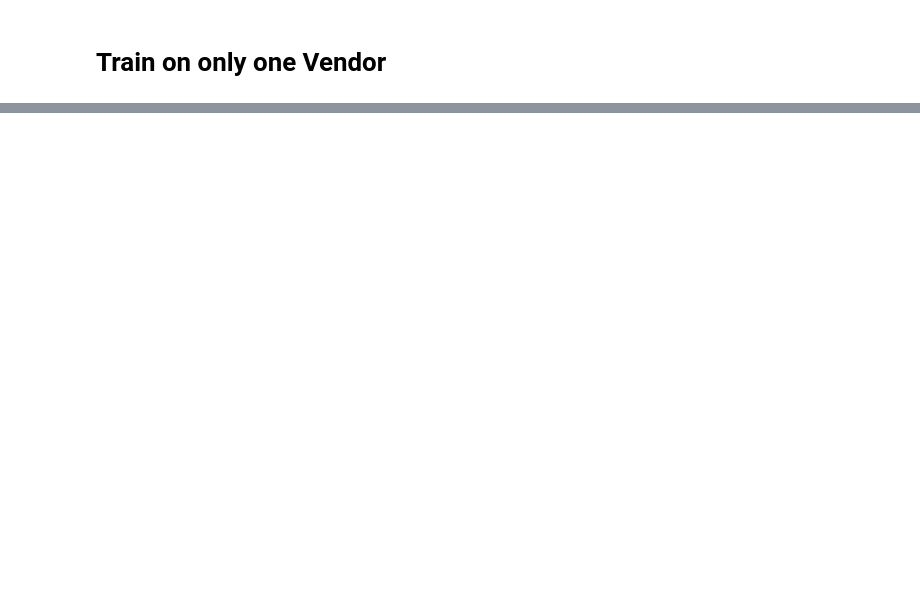
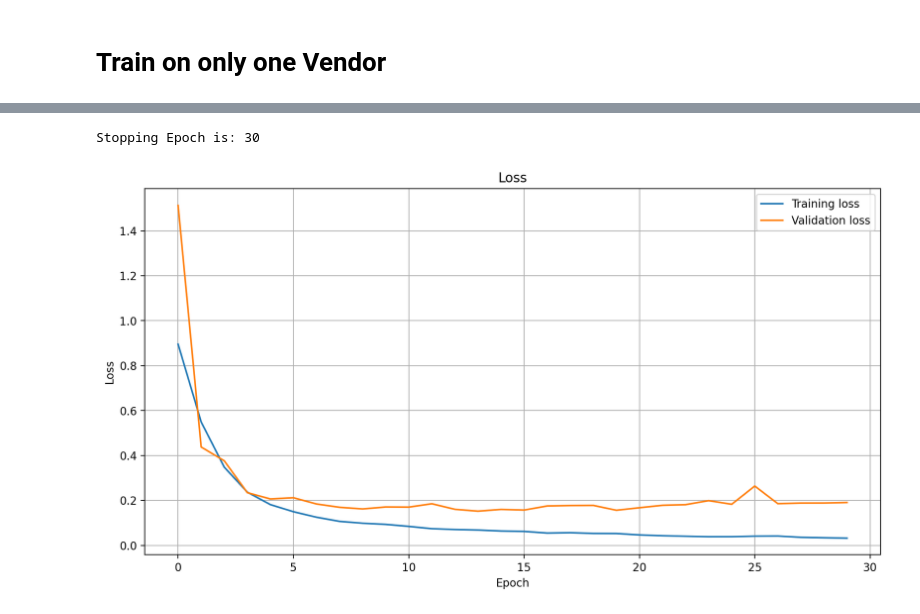
Before and after one commit to MAHDI-Imen/M-M, a Jupyter notebook: M_M.ipynb, the cells around one changed output, grey strips where cells are left out. Saved outputs shown, nothing was run; the diff lists cells and outputs as text; code cells hidden in the pictures; blank space fills up the shorter version.

```diff
--- a/M_M.ipynb
+++ b/M_M.ipynb
@@ -158,36 +90,5 @@ LabelMap(shape: (2, 128, 128, 14); spacing: (1.10, 0.85, 10.00); orientation: PI
 # %% [markdown]
 # Train on only one Vendor
-# %%
-def initialize_model():
-    model = UNet(
-        in_channels=1,
-        out_classes=4,
-        dimensions=2,
-        num_encoding_blocks=4,
-        out_channels_first_layer=16,
-        normalization='batch',
-        upsampling_type='conv',
-        padding=True,
-        activation='PReLU'
-    )
-
-    optimizer = torch.optim.AdamW(model.parameters())
-    criterion = nn.CrossEntropyLoss()
-    return model, optimizer, criterion
-
-
-def load_model(model_name):
-    model, optimizer, criterion = initialize_model()
-    checkpoint = torch.load(f'models/{model_name}.pth')
-    model.load_state_dict(checkpoint['model_state_dict'])
-    optimizer.load_state_dict(checkpoint['optimizer_state_dict'])
-    meta = checkpoint['metadata']
-    num_epochs = meta['num_epochs']
-    train_losses = meta['train_losses']
-    valid_losses = meta['valid_losses']
-    epoch = meta['epoch']
-
-    return model, optimizer, num_epochs, train_losses, valid_losses, epoch
 # %%
 train_dataset = load_vendor_2D("F", metadata, transform)
 valid_dataset = load_vendor_2D("A", metadata, transform)
@@ -204,11 +104,11 @@ torch.cuda.empty_cache()
 # %%
-num_epochs = (50)
-batch_size = 16
+num_epochs = (30)
+batch_size = 32
 num_classes = 4
 num_workers = 10
 save = True
-model_name = f"Padding_{padding_size}"
-save_best=True
+model_name = "baseline"
+save_best=False
 
 model, optimizer, criterion = initialize_model()
 
@@ -252 +155,6 @@ Best epoch is: 11
+# %%
+model, optimizer = load_model(model_name, show_performance=True)
+# %% [output]
+Stopping Epoch is: 30
+[figure, added]
 # %%
```
Also changed, not shown: parts of 20 cells of this notebook, 13 other files.
